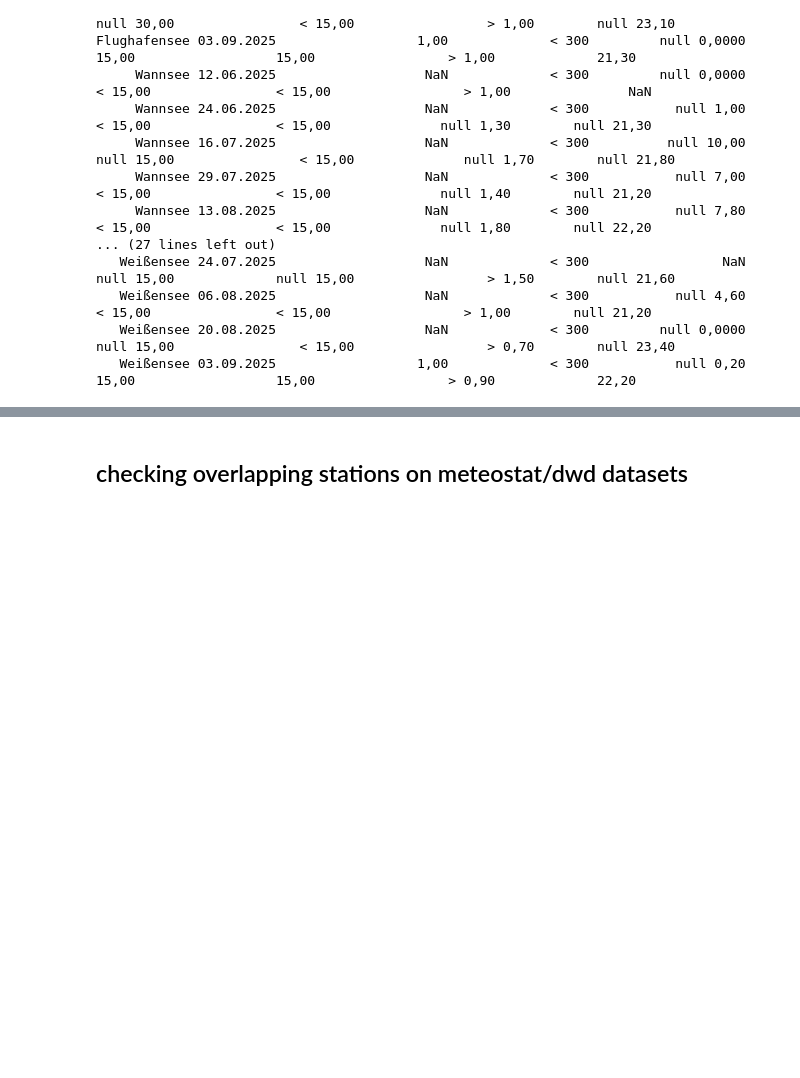
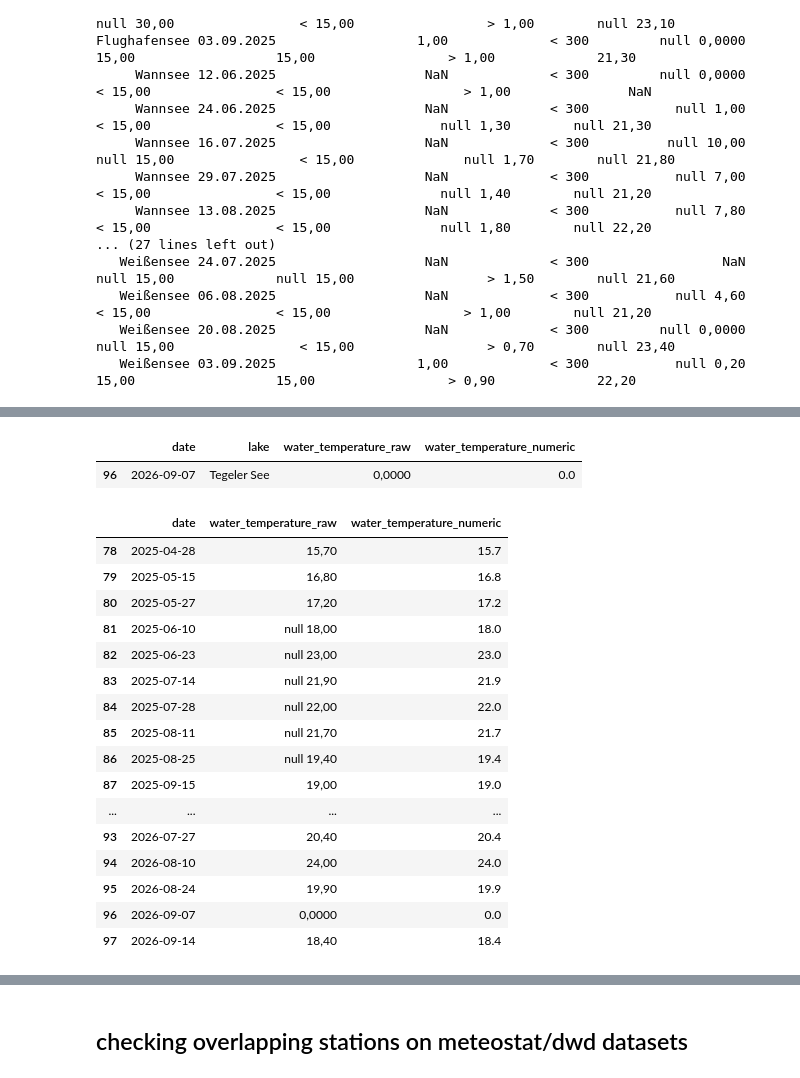
Before and after one commit to lodimarcello/Capstone_project_Lorenzo, a Jupyter notebook: datasets_merging.ipynb, the cells around one changed output, grey strips where cells are left out. Cells and saved outputs as stored; diff of their text form; code cells hidden in the pictures; blank space fills up the shorter version.

```diff
--- a/datasets_merging.ipynb
+++ b/datasets_merging.ipynb
@@ -399,0 +549,34 @@ DWD columns:
+# %%
+# Preserve the original water-temperature values
+water_cleaned["water_temperature_raw"] = water_cleaned["water_temperature"]
+
+# Extract the comparison qualifier, if present
+water_cleaned["water_temperature_qualifier"] = (
+    water_cleaned["water_temperature_raw"]
+    .str.extract(r"^\s*(<|>)", expand=False)
+)
+
+# Remove the null flag and comparison symbols
+temperature_values = (
+    water_cleaned["water_temperature_raw"]
+    .str.replace(r"^\s*null\s+", "", regex=True)
+    .str.replace(r"^\s*[<>]\s*", "", regex=True)
+    .str.replace(",", ".", regex=False)
+)
+
+# Convert the extracted values to numbers
+water_cleaned["water_temperature_numeric"] = pd.to_numeric(
+    temperature_values,
+    errors="coerce"
+)
+
+# Inspect the results
+display(
+    water_cleaned[
+        [
+            "water_temperature_raw",
+            "water_temperature_qualifier",
+            "water_temperature_numeric"
+        ]
+    ].head(15)
+)
@@ -399,0 +641,42 @@ DWD columns:
+# %%
+# Inspect records with a water temperature of zero
+display(
+    water_cleaned.loc[
+        water_cleaned["water_temperature_numeric"] == 0,
+        [
+            "date",
+            "lake",
+            "water_temperature_raw",
+            "water_temperature_numeric"
+        ]
+    ]
+)
+# %% [output]
+|  | date | lake | water_temperature_raw | water_temperature_numeric |
+| 96 | 2026-09-07 | Tegeler See | 0,0000 | 0.0 |
+# %%
+# Display all temperature records for Tegeler See
+display(
+    water_cleaned.loc[
+        water_cleaned["lake"] == "Tegeler See",
+        ["date", "water_temperature_raw", "water_temperature_numeric"]
+    ].sort_values("date")
+)
+# %% [output]
+|  | date | water_temperature_raw | water_temperature_numeric |
+| 78 | 2025-04-28 | 15,70 | 15.7 |
+| 79 | 2025-05-15 | 16,80 | 16.8 |
+| 80 | 2025-05-27 | 17,20 | 17.2 |
+| 81 | 2025-06-10 | null 18,00 | 18.0 |
+| 82 | 2025-06-23 | null 23,00 | 23.0 |
+| 83 | 2025-07-14 | null 21,90 | 21.9 |
+| 84 | 2025-07-28 | null 22,00 | 22.0 |
+| 85 | 2025-08-11 | null 21,70 | 21.7 |
+| 86 | 2025-08-25 | null 19,40 | 19.4 |
+| 87 | 2025-09-15 | 19,00 | 19.0 |
+| ... | ... | ... | ... |
+| 93 | 2026-07-27 | 20,40 | 20.4 |
+| 94 | 2026-08-10 | 24,00 | 24.0 |
+| 95 | 2026-08-24 | 19,90 | 19.9 |
+| 96 | 2026-09-07 | 0,0000 | 0.0 |
+| 97 | 2026-09-14 | 18,40 | 18.4 |
```
Also changed, not shown: parts of 36 cells of this notebook, 3 other files.
